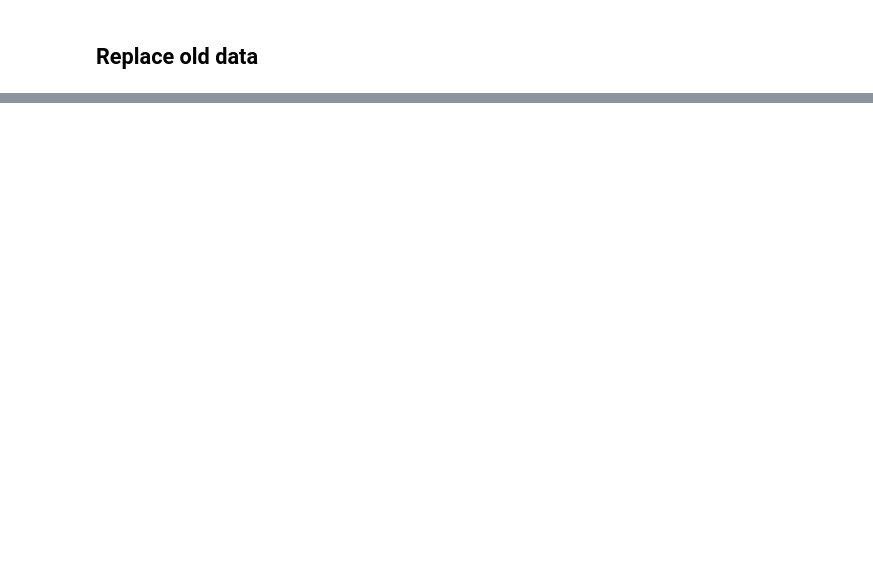
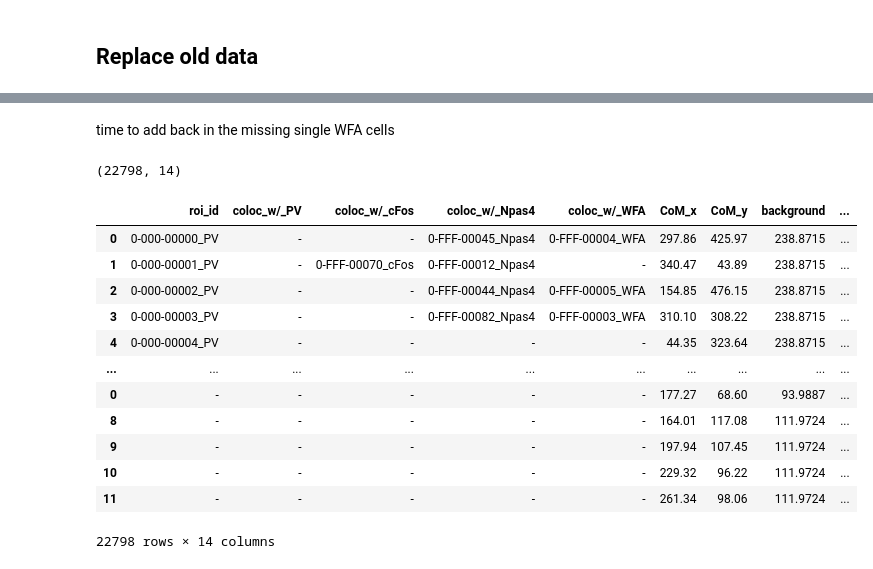
Before and after one commit to jonny-ramos/LRI, a Jupyter notebook: Image ROI Data Wrangling/KETAMINE-VR5/updated doublet roi selection/colocalized data/KET-VR5 More Colocalized Analyses.ipynb, the cells around one changed output, grey strips where cells are left out. Cells and saved outputs as stored; diff of their text form; code cells hidden in the pictures; blank space fills up the shorter version.

```diff
--- a/Image ROI Data Wrangling/KETAMINE-VR5/updated doublet roi selection/colocalized data/KET-VR5 More Colocalized Analyses.ipynb
+++ b/Image ROI Data Wrangling/KETAMINE-VR5/updated doublet roi selection/colocalized data/KET-VR5 More Colocalized Analyses.ipynb
@@ -817,0 +1059,32 @@ print(len(dropduplicated_WFA))
+# %%
+# let's just see what were dealing with
+l = []
+for wfa_img in wfa_img_diff:
+    wfa_diff_coloc = df_coloc_cleaned.query(f'stain_type == "WFA" and image_name == "{wfa_img}"')
+    wfa_diff_single = df_single.query(f'stain_type == "WFA" and image_name == "{wfa_img}"')
+    d = wfa_diff_coloc.__len__() - wfa_diff_single.__len__()
+    print(f'{wfa_img} len difference: {d}')
+    l.append(d)
+
+# this is consistent with what we saw earlier durint our initial counts
+print('net diff: ', sum(l))
+
+# since we have quite a few discrepancies, rather than removing rows from the coloc set
+# I will only focus on adding data back into the coloc set since these single labeled nets were
+# indeed true observations of nets.
+# I'm guessing what happened is that when the user is reviewing colocalized nets, deleting false
+# positive colocalized cells likely results in the deletion of the net from the coloc set as a whole
+# instead of being marked as single.
+
+missing_single_wfa = []
+for wfa_img in wfa_img_diff:
+    wfa_diff_coloc = df_coloc_cleaned.query(f'stain_type == "WFA" and image_name == "{wfa_img}"')[shared_cols]
+    wfa_diff_single = df_single.query(f'stain_type == "WFA" and image_name == "{wfa_img}"')[shared_cols]
+
+    left_only = wfa_diff_single.merge(wfa_diff_coloc, how='left', indicator=True).query('_merge == "left_only"')
+    missing_single_wfa.append(left_only)
+
+df_missing_wfa = pd.concat(missing_single_wfa).drop('_merge', axis=1)
+print(df_missing_wfa.shape)
+
+df_missing_wfa
@@ -817,0 +1119,21 @@ print(len(dropduplicated_WFA))
+# %% [markdown]
+time to add back in the missing single WFA cells
+# %%
+df_coloc_full = pd.concat([df_coloc_full, df_missing_wfa]).fillna('-')
+print(df_coloc_full.shape)
+df_coloc_full
+# %% [output]
+(22798, 14)
+|  | roi_id | coloc_w/_PV | coloc_w/_cFos | coloc_w/_Npas4 | coloc_w/_WFA | CoM_x | CoM_y | background | ... |
+| 0 | 0-000-00000_PV | - | - | 0-FFF-00045_Npas4 | 0-FFF-00004_WFA | 297.86 | 425.97 | 238.8715 | ... |
+| 1 | 0-000-00001_PV | - | 0-FFF-00070_cFos | 0-FFF-00012_Npas4 | - | 340.47 | 43.89 | 238.8715 | ... |
+| 2 | 0-000-00002_PV | - | - | 0-FFF-00044_Npas4 | 0-FFF-00005_WFA | 154.85 | 476.15 | 238.8715 | ... |
+| 3 | 0-000-00003_PV | - | - | 0-FFF-00082_Npas4 | 0-FFF-00003_WFA | 310.10 | 308.22 | 238.8715 | ... |
+| 4 | 0-000-00004_PV | - | - | - | - | 44.35 | 323.64 | 238.8715 | ... |
+| ... | ... | ... | ... | ... | ... | ... | ... | ... | ... |
+| 0 | - | - | - | - | - | 177.27 | 68.60 | 93.9887 | ... |
+| 8 | - | - | - | - | - | 164.01 | 117.08 | 111.9724 | ... |
+| 9 | - | - | - | - | - | 197.94 | 107.45 | 111.9724 | ... |
+| 10 | - | - | - | - | - | 229.32 | 96.22 | 111.9724 | ... |
+| 11 | - | - | - | - | - | 261.34 | 98.06 | 111.9724 | ... |
+22798 rows × 14 columns
```
Also changed, not shown: parts of 66 cells of this notebook, 1 other file.
